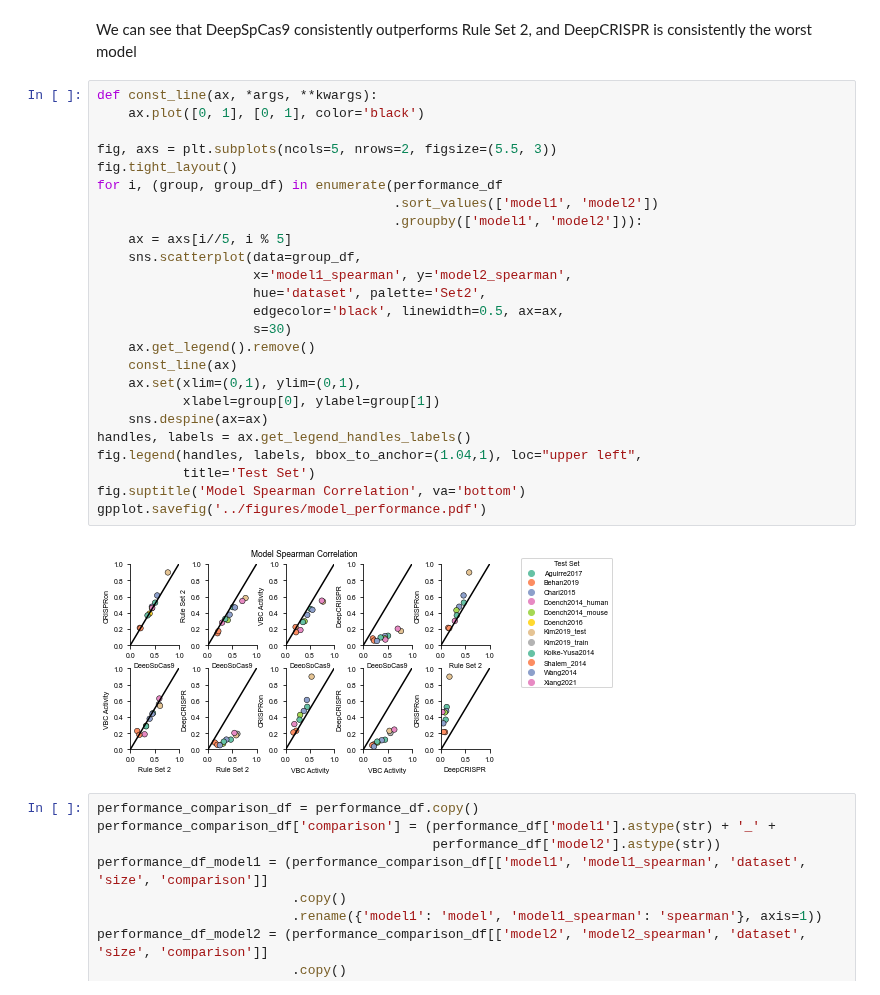
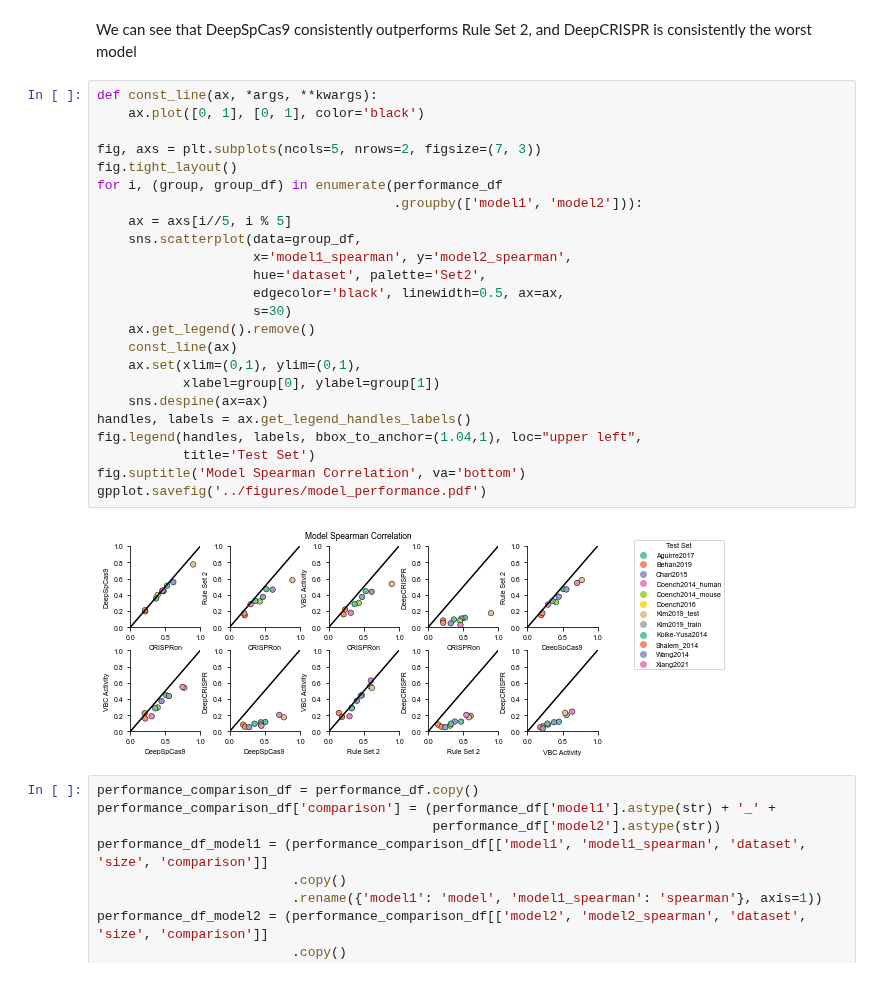
Before and after one commit to gpp-rnd/rs_dev, a Jupyter notebook: code/02_get_SOA.ipynb, the cells around one changed output. Drawn from its saved outputs; the diff is of its cells as text.

```diff
--- a/code/02_get_SOA.ipynb
+++ b/code/02_get_SOA.ipynb
@@ -164,30 +164,29 @@ We can see that DeepSpCas9 consistently outperforms Rule Set 2, and DeepCRISPR i
 # %%
 def const_line(ax, *args, **kwargs):
     ax.plot([0, 1], [0, 1], color='black')
 
-fig, axs = plt.subplots(ncols=5, nrows=2, figsize=(5.5, 3))
+fig, axs = plt.subplots(ncols=5, nrows=2, figsize=(7, 3))
 fig.tight_layout()
 for i, (group, group_df) in enumerate(performance_df
-                                      .sort_values(['model1', 'model2'])
                                       .groupby(['model1', 'model2'])):
     ax = axs[i//5, i % 5]
     sns.scatterplot(data=group_df,
                     x='model1_spearman', y='model2_spearman',
                     hue='dataset', palette='Set2',
                     edgecolor='black', linewidth=0.5, ax=ax,
                     s=30)
     ax.get_legend().remove()
     const_line(ax)
     ax.set(xlim=(0,1), ylim=(0,1),
            xlabel=group[0], ylabel=group[1])
     sns.despine(ax=ax)
 handles, labels = ax.get_legend_handles_labels()
 fig.legend(handles, labels, bbox_to_anchor=(1.04,1), loc="upper left",
            title='Test Set')
 fig.suptitle('Model Spearman Correlation', va='bottom')
 gpplot.savefig('../figures/model_performance.pdf')
 # %% [output]
-[figure, old version]
+[figure, new version]
 # %%
 performance_comparison_df = performance_df.copy()
 performance_comparison_df['comparison'] = (performance_df['model1'].astype(str) + '_' +
```
Also changed, not shown: parts of 8 cells of this notebook, 6 other files.
